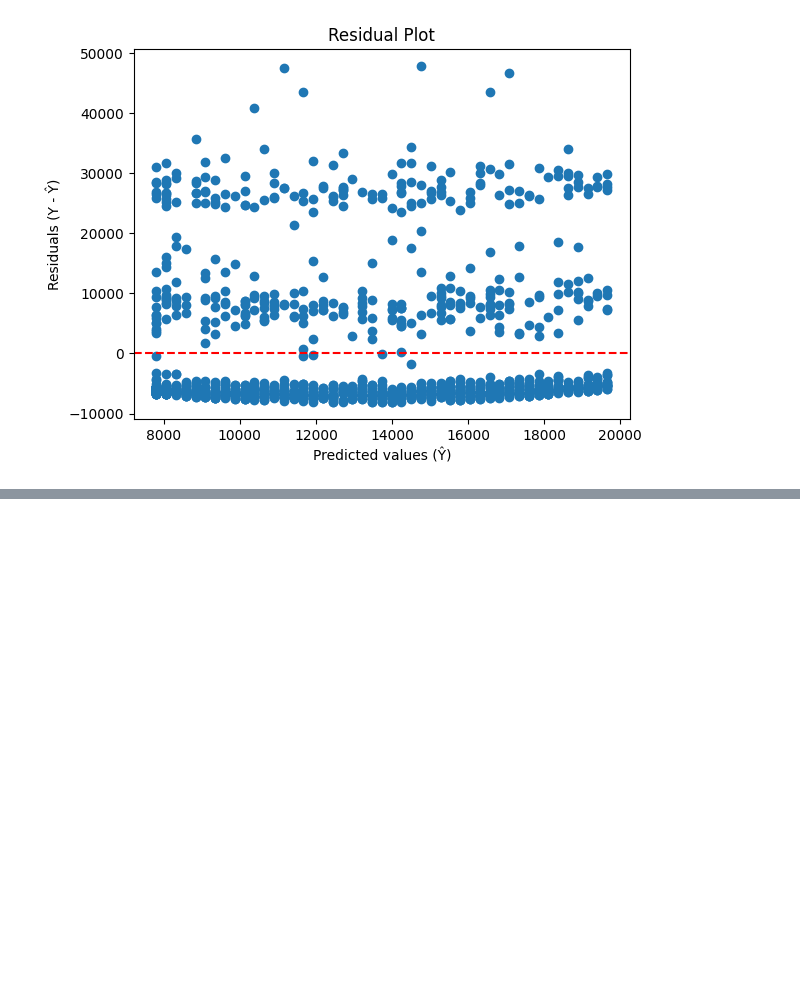
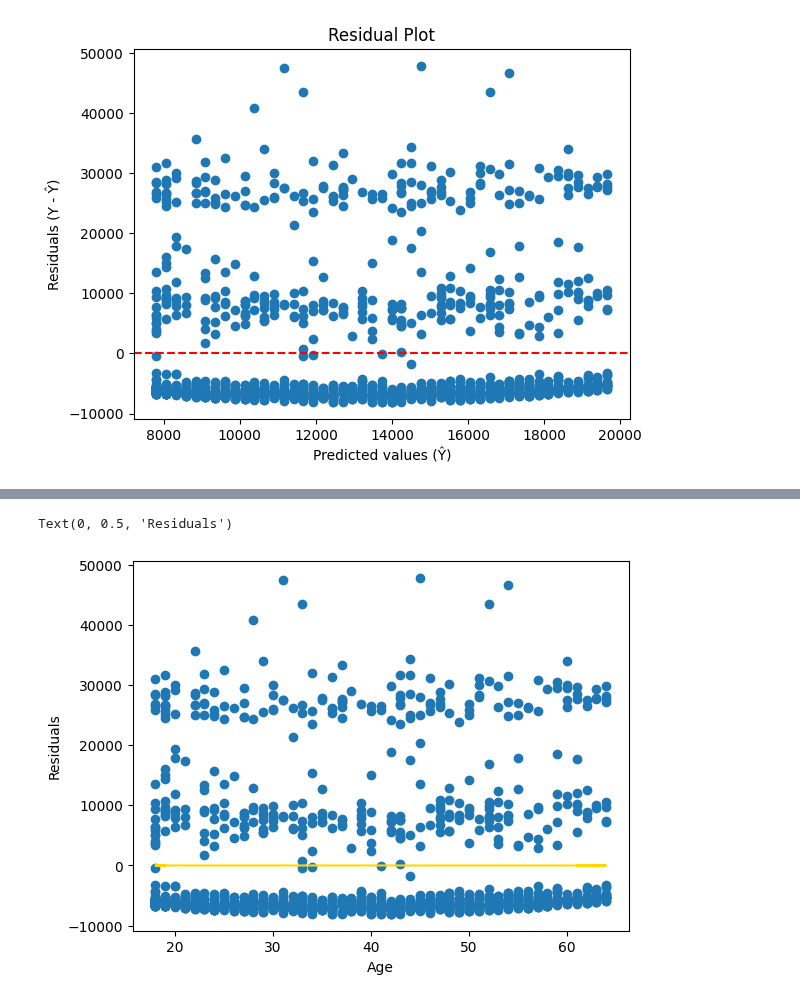
Before and after one commit to lewinskie254/eda, a Jupyter notebook: Heteroskedasticity_two.ipynb, the cells around one changed output, grey strips where cells are left out. Cells and saved outputs as stored; diff of their text form; code cells hidden in the pictures; blank space fills up the shorter version.

```diff
--- a/Heteroskedasticity_two.ipynb
+++ b/Heteroskedasticity_two.ipynb
@@ -211,0 +212,15 @@ plt.show()
+# %%
+residuals = model.resid        # actual - predicted
+predictions = model.fittedvalues
+#regression line plot for non smokers
+slope, intercept, r_value, p_value, std_err = stats.linregress(df.age, residuals)
+
+y = slope * df.age + intercept
+# %%
+plt.scatter(df.age, residuals)
+plt.plot(df.age, y, color='gold')
+plt.xlabel('Age')
+plt.ylabel('Residuals')
+# %% [output]
+Text(0, 0.5, 'Residuals')
+[figure, added]
```
Also changed, not shown: parts of 1 cell of this notebook.
